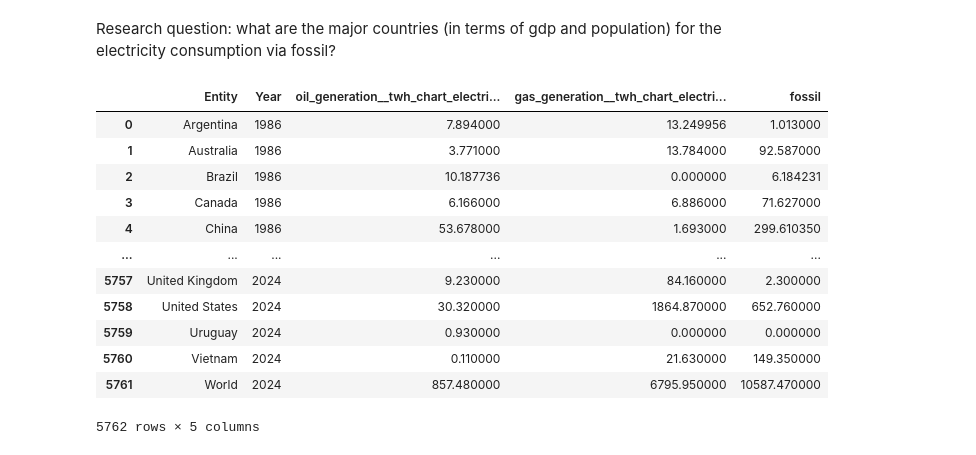
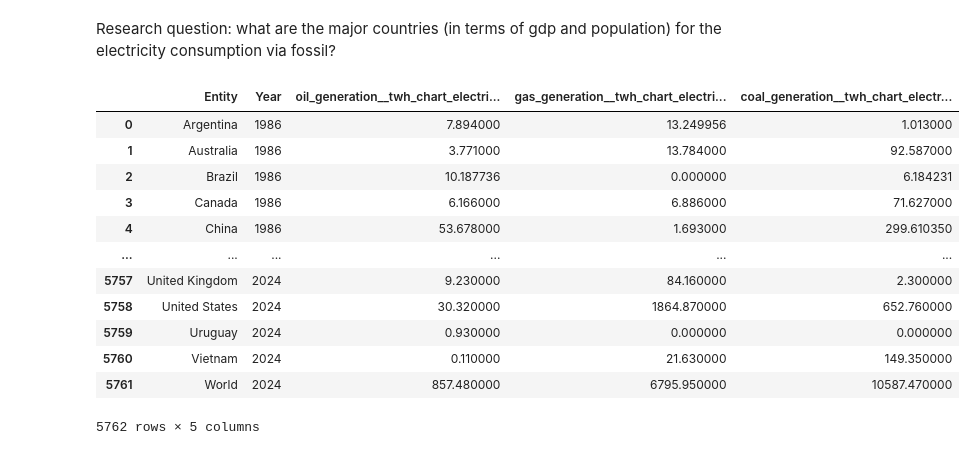
Before and after one commit to william-toscani/Data_Visualization_Project, a Jupyter notebook: Data_Viz_Project.ipynb, the cells around one changed output. Cells and saved outputs as stored; diff of their text form; code cells hidden in the pictures.

```diff
--- a/Data_Viz_Project.ipynb
+++ b/Data_Viz_Project.ipynb
@@ -77,17 +240,17 @@ Research question: what are the major countries (in terms of gdp and population)
 # %%
 fossil = np.array(["oil_generation__twh_chart_electricity_prod_source_stacked","gas_generation__twh_chart_electricity_prod_source_stacked", "coal_generation__twh_chart_electricity_prod_source_stacked"])
 renewables = np.array(["other_renewables_excluding_bioenergy_generation__twh_chart_electricity_prod_source_stacked", "bioenergy_generation__twh_chart_electricity_prod_source_stacked",
                        "hydro_generation__twh_chart_electricity_prod_source_stacked", "solar_generation__twh_chart_electricity_prod_source_stacked", "wind_generation__twh_chart_electricity_prod_source_stacked"])
 
 fossil_elec_prod = sql(f"""
-SELECT Entity, year, {",".join(fossil)} as fossil FROM elec_prod_df
+SELECT Entity, year, {",".join(fossil)} FROM elec_prod_df
 WHERE CODE IS NOT NULL AND year > 1985
 ORDER BY year
 """)
 
 display(fossil_elec_prod)
 # %% [output]
-|  | Entity | Year | oil_generation__twh_chart_electri... | gas_generation__twh_chart_electri... | fossil |
+|  | Entity | Year | oil_generation__twh_chart_electri... | gas_generation__twh_chart_electri... | coal_generation__twh_chart_electr... |
 | 0 | Argentina | 1986 | 7.894000 | 13.249956 | 1.013000 |
 | 1 | Australia | 1986 | 3.771000 | 13.784000 | 92.587000 |
 | 2 | Brazil | 1986 | 10.187736 | 0.000000 | 6.184231 |
```
Also changed, not shown: parts of 14 cells of this notebook.
